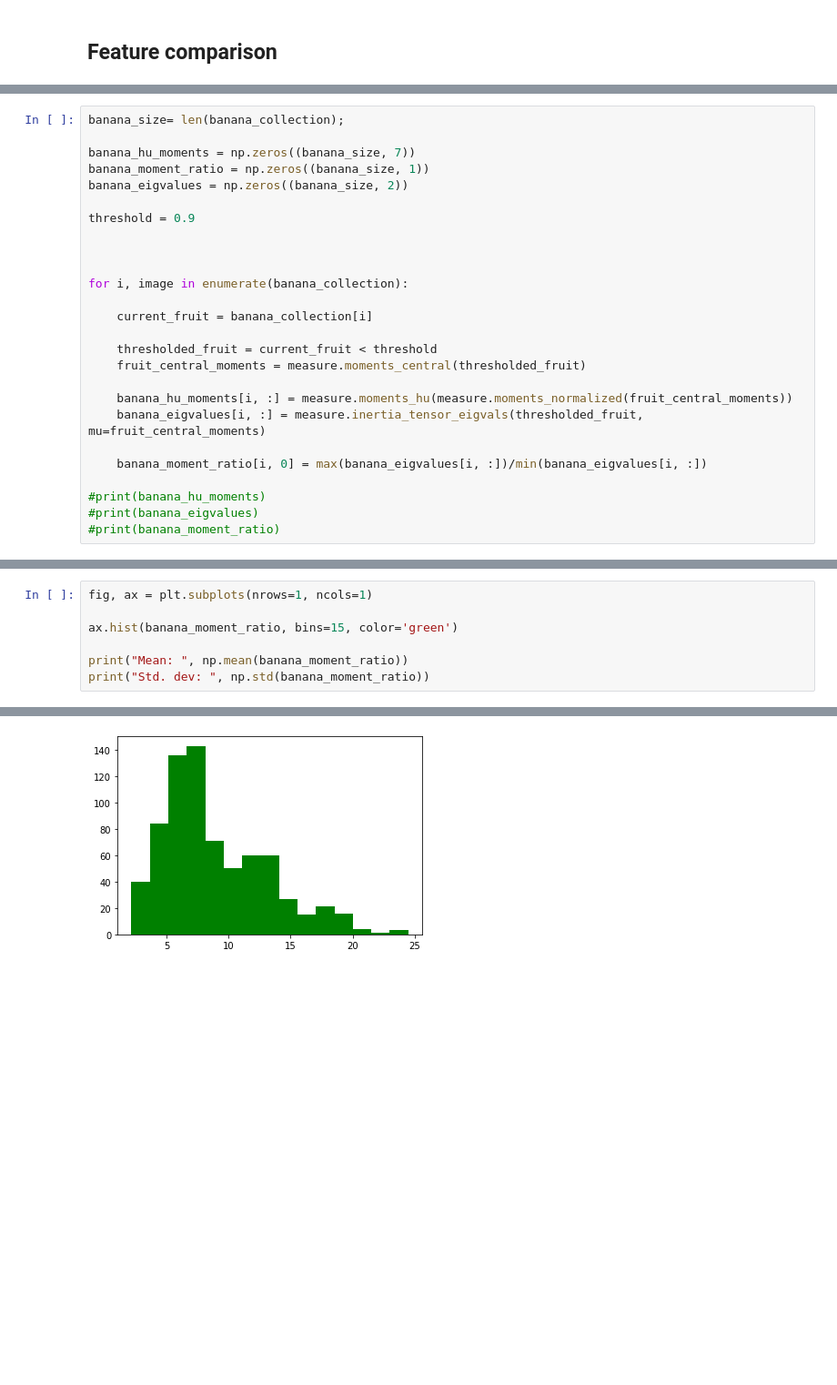
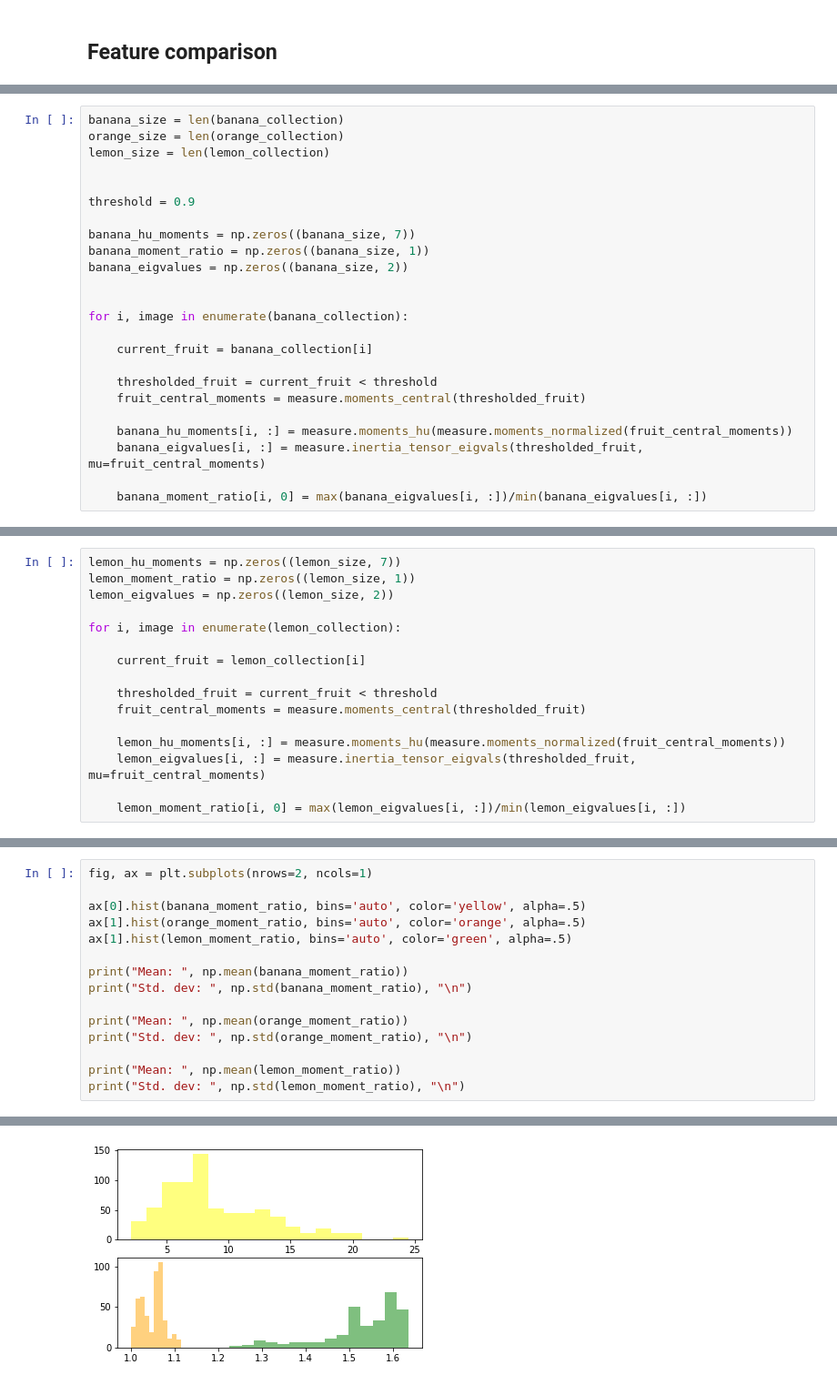
Before and after one commit to GinoAvanzini/fruit-sorter, a Jupyter notebook: src/scikit_image_testbench.ipynb, the cells around one changed output, grey strips where cells are left out. Shown: that part at 91% size. Saved outputs shown, nothing was run; the diff lists cells and outputs as text; blank space fills up the shorter version.

```diff
--- a/src/scikit_image_testbench.ipynb
+++ b/src/scikit_image_testbench.ipynb
@@ -361,12 +367,14 @@ We'll measure the principal moments ratio for all the banana pictures in the res
 # %%
-banana_size= len(banana_collection);
+banana_size = len(banana_collection)
+orange_size = len(orange_collection)
+lemon_size = len(lemon_collection)
+
+
+threshold = 0.9
 
 banana_hu_moments = np.zeros((banana_size, 7))
 banana_moment_ratio = np.zeros((banana_size, 1))
 banana_eigvalues = np.zeros((banana_size, 2))
-
-threshold = 0.9
-
 
 
 for i, image in enumerate(banana_collection):
@@ -380,7 +388,3 @@ for i, image in enumerate(banana_collection):
     banana_eigvalues[i, :] = measure.inertia_tensor_eigvals(thresholded_fruit, mu=fruit_central_moments)
 
     banana_moment_ratio[i, 0] = max(banana_eigvalues[i, :])/min(banana_eigvalues[i, :])
-
-#print(banana_hu_moments)
-#print(banana_eigvalues)
-#print(banana_moment_ratio)
@@ -387 +407,17 @@ for i, image in enumerate(banana_collection):
+# %%
+lemon_hu_moments = np.zeros((lemon_size, 7))
+lemon_moment_ratio = np.zeros((lemon_size, 1))
+lemon_eigvalues = np.zeros((lemon_size, 2))
+
+for i, image in enumerate(lemon_collection):
+
+    current_fruit = lemon_collection[i]
+
+    thresholded_fruit = current_fruit < threshold
+    fruit_central_moments = measure.moments_central(thresholded_fruit)
+
+    lemon_hu_moments[i, :] = measure.moments_hu(measure.moments_normalized(fruit_central_moments))
+    lemon_eigvalues[i, :] = measure.inertia_tensor_eigvals(thresholded_fruit, mu=fruit_central_moments)
+
+    lemon_moment_ratio[i, 0] = max(lemon_eigvalues[i, :])/min(lemon_eigvalues[i, :])
 # %%
@@ -397,10 +437,18 @@ plt.show()
 # %%
-fig, ax = plt.subplots(nrows=1, ncols=1)
+fig, ax = plt.subplots(nrows=2, ncols=1)
 
-ax.hist(banana_moment_ratio, bins=15, color='green')
+ax[0].hist(banana_moment_ratio, bins='auto', color='yellow', alpha=.5)
+ax[1].hist(orange_moment_ratio, bins='auto', color='orange', alpha=.5)
+ax[1].hist(lemon_moment_ratio, bins='auto', color='green', alpha=.5)
 
 print("Mean: ", np.mean(banana_moment_ratio))
-print("Std. dev: ", np.std(banana_moment_ratio))
+print("Std. dev: ", np.std(banana_moment_ratio), "\n")
+
+print("Mean: ", np.mean(orange_moment_ratio))
+print("Std. dev: ", np.std(orange_moment_ratio), "\n")
+
+print("Mean: ", np.mean(lemon_moment_ratio))
+print("Std. dev: ", np.std(lemon_moment_ratio), "\n")
 # %% [output]
 Mean:  8.946227028585747
 Std. dev:  4.200427908868824
@@ -407,4 +461,4 @@ Std. dev:  4.200427908868824
-[figure, old version]
+[figure, new version]
 # %%
 fig, ax = plt.subplots(nrows=1, ncols=1)
 
```
Also changed, not shown: parts of 8 cells of this notebook, 1 other file.
